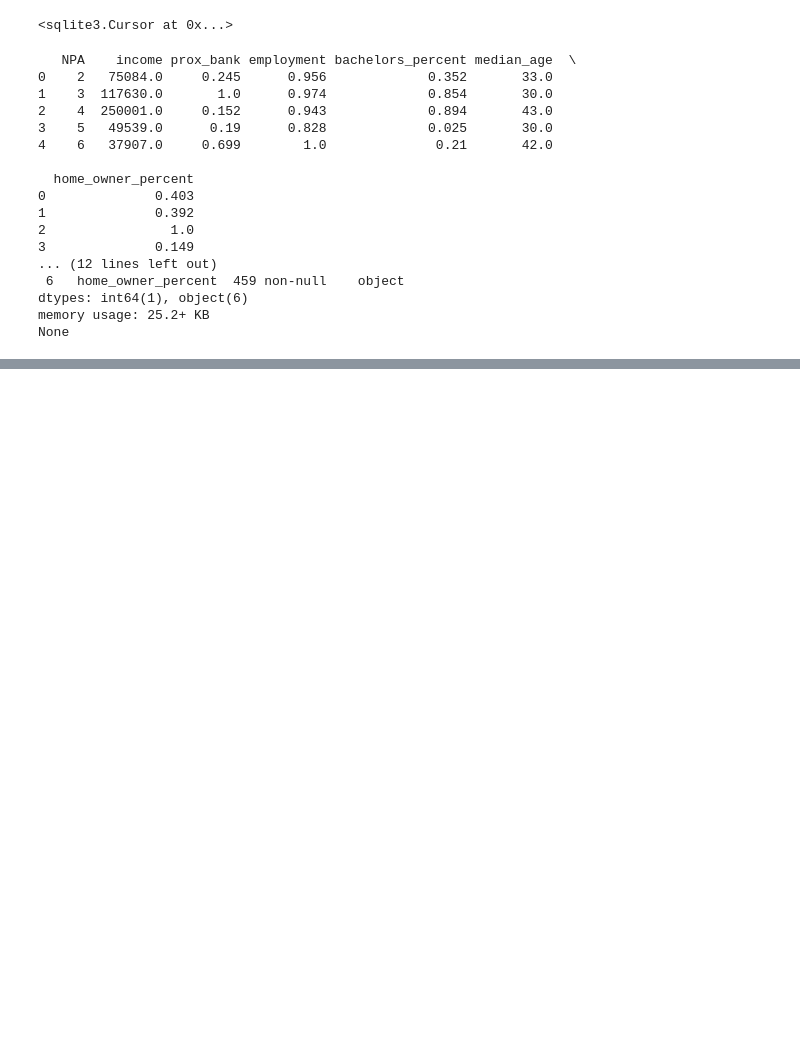
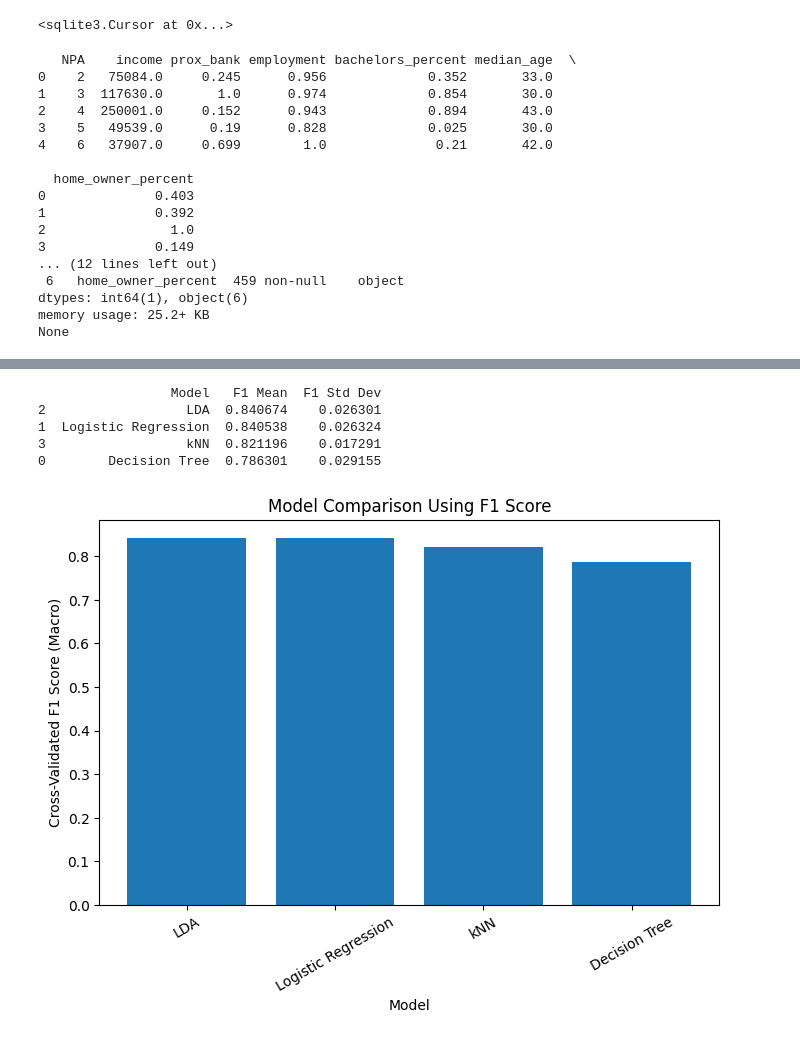
Before and after one commit to Beansproutss/Final_Project_2302, a Jupyter notebook: FinalExamCode.ipynb, the cells around one changed output, grey strips where cells are left out. Cells and saved outputs as stored; diff of their text form; code cells hidden in the pictures; blank space fills up the shorter version.

```diff
--- a/FinalExamCode.ipynb
+++ b/FinalExamCode.ipynb
@@ -288,3 +322,61 @@ Logistic Regression: 0.8369565217391305
 LDA:                0.8586956521739131
 kNN:                0.6739130434782609
 GAM:                0.8260869565217391
+# %%
+cv = StratifiedKFold(n_splits=5, shuffle=True, random_state=42)
+
+models = {
+    "Decision Tree": DecisionTreeClassifier(random_state=42),
+    "Logistic Regression": LogisticRegression(max_iter=1000),
+    "LDA": LinearDiscriminantAnalysis(),
+    "kNN": KNeighborsClassifier()
+}
+
+names, means, stds = [], [], []
+
+for name, model in models.items():
+
+    pipe = Pipeline([
+        ("imputer", SimpleImputer(strategy="mean")),
+        ("scaler", StandardScaler()),
+        ("model", model)
+    ])
+
+    scores = cross_val_score(
+        pipe,
+        X_numeric,
+        y,
+        cv=cv,
+        scoring="f1_macro"
+    )
+
+    names.append(name)
+    means.append(np.mean(scores))
+    stds.append(np.std(scores))
+
+# Create results table
+df = pd.DataFrame({
+    "Model": names,
+    "F1 Mean": means,
+    "F1 Std Dev": stds
+}).sort_values("F1 Mean", ascending=False)
+
+print(df)
+
+# 📊 Plot
+plt.figure(figsize=(8,5))
+plt.bar(df["Model"], df["F1 Mean"])
+plt.xlabel("Model")
+plt.ylabel("Cross-Validated F1 Score (Macro)")
+plt.title("Model Comparison Using F1 Score")
+plt.xticks(rotation=30)
+plt.show()
+
+#high f1 + low std = best overall model
+# %% [output]
+                 Model   F1 Mean  F1 Std Dev
+2                  LDA  0.840674    0.026301
+1  Logistic Regression  0.840538    0.026324
+3                  kNN  0.821196    0.017291
+0        Decision Tree  0.786301    0.029155
+[figure, added]
```
Also changed, not shown: parts of 13 cells of this notebook.
